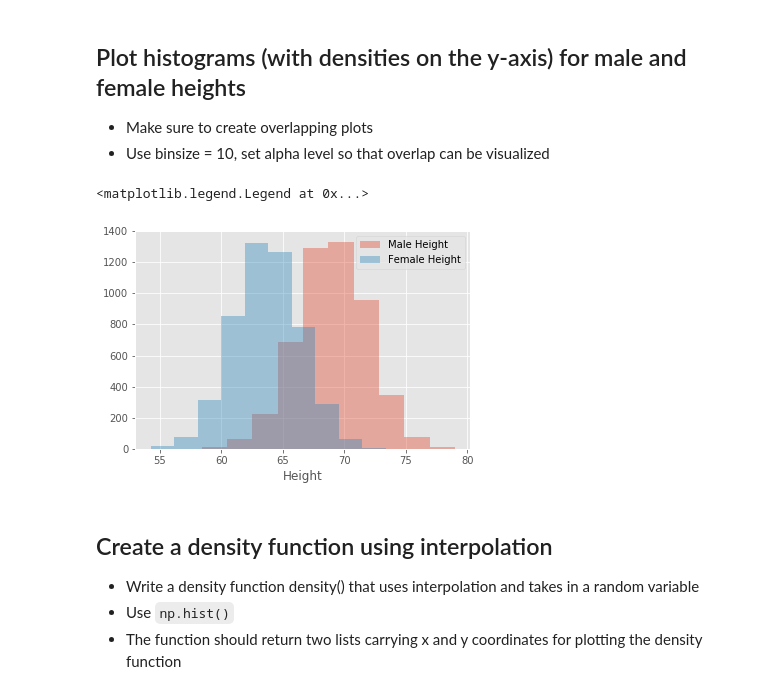
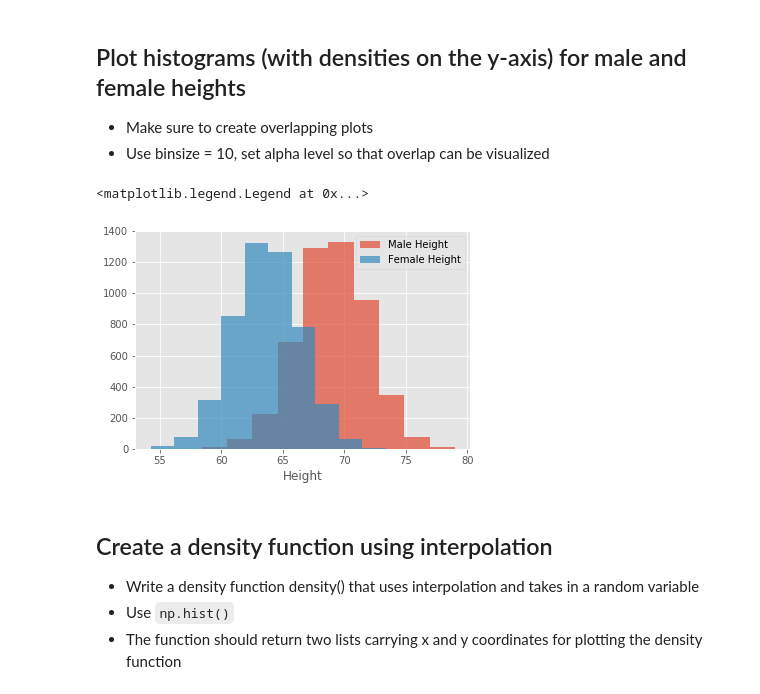
Before and after one commit to quannguyen234/probability-density-functions-lab-nyc-ds-082619, a Jupyter notebook: index.ipynb, the cells around one changed output. Drawn from its saved outputs; the diff is of its cells as text; code cells hidden in the pictures.

```diff
--- a/index.ipynb
+++ b/index.ipynb
@@ -59,12 +59,12 @@ fm_weight_std = female_df['Weight'].std()
 - Use binsize = 10, set alpha level so that overlap can be visualized
 # %%
 # Your code here
-sns.distplot(male_df['Height'],kde=False,bins=10,label='Male Height',kde_kws={'alpha':0.7})
-sns.distplot(female_df['Height'],kde=False,bins=10, label='Female Height',kde_kws={'alpha':0.7})
+sns.distplot(male_df['Height'],kde=False,bins=10,label='Male Height',hist_kws={'alpha':0.7})
+sns.distplot(female_df['Height'],kde=False,bins=10, label='Female Height',hist_kws={'alpha':0.7})
 plt.legend()
 # %% [output]
 <matplotlib.legend.Legend at 0x...>
-[figure, old version]
+[figure, new version]
 # %%
 # Record your observations - are these inline with your personal observations?
 # %% [markdown]
```
